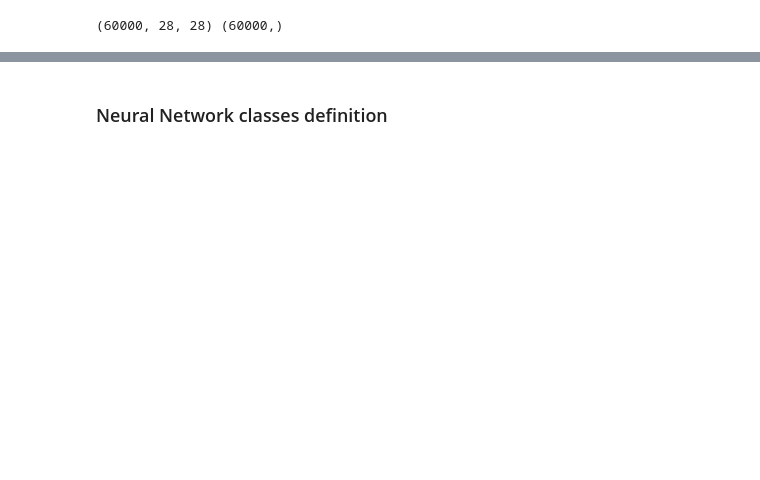
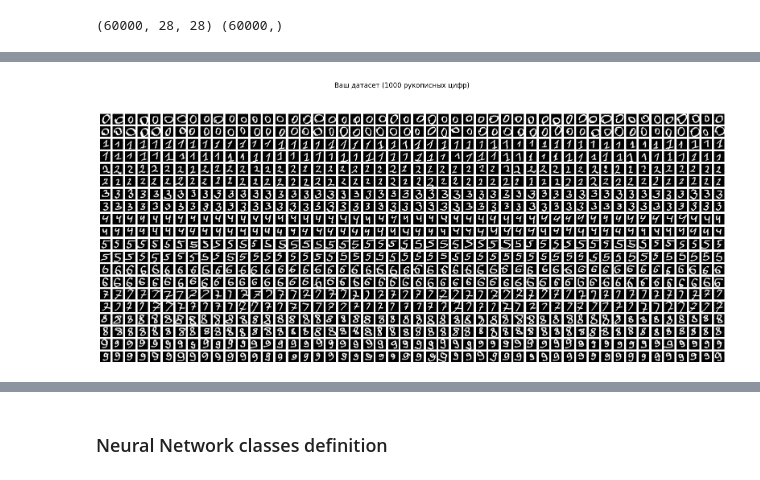
Before and after one commit to DmitriyHSE/A-neural-network-from-scratch-for-MNIST, a Jupyter notebook: MNIST_Neural_Network.ipynb, the cells around one changed output, grey strips where cells are left out. Saved outputs shown, nothing was run; the diff lists cells and outputs as text; code cells hidden in the pictures; blank space fills up the shorter version.

```diff
--- a/MNIST_Neural_Network.ipynb
+++ b/MNIST_Neural_Network.ipynb
@@ -101,0 +36,90 @@ array([0., 0., 0., 0., 0., 1., 0., 0., 0., 0.])
+# %%
+# Нормализация
+x_train = x_train.astype(np.float32) / 255.0
+x_test = x_test.astype(np.float32) / 255.0
+
+# Преобразование в плоский вектор
+x_train_flat = x_train.reshape(-1, 784)
+x_test_flat = x_test.reshape(-1, 784)
+
+custom_files = [
+    '100 handwritten zeros.npy', '100 handwritten ones.npy', '100 handwritten twos.npy',
+    '100 handwritten threes.npy', '100 handwritten fours.npy', '100 handwritten fives.npy',
+    '100 handwritten sixes.npy', '100 handwritten sevens.npy', '100 handwritten eights.npy',
+    '100 handwritten nines.npy'
+]
+
+all_custom_data = []
+
+for file in custom_files:
+    if os.path.exists(file):
+        all_custom_data.append(np.load(file))
+    else:
+        print(f"Файл {file} не найден!")
+
+# Объединяем ваши данные (1000 штук)
+full_custom_array = np.vstack(all_custom_data)
+y_custom = full_custom_array[:, 0].astype(int)
+x_custom_flat = full_custom_array[:, 1:].astype(np.float32)
+
+# Визуализация всего вашего датасета (1000 цифр: 20 рядов по 50 колонок)
+print("Визуализация вашего собственного датасета...")
+fig, axes = plt.subplots(20, 50, figsize=(20, 8))
+axes = axes.flatten()
+for i in range(1000):
+    img = x_custom_flat[i].reshape(28, 28)
+    axes[i].imshow(img, cmap="gray")
+    axes[i].axis('off')
+plt.suptitle("Ваш датасет (1000 рукописных цифр)")
+plt.show()
+
+# Объединяем с переменными x_train_flat и y_train, чтобы названия не менялись
+x_train_flat = np.concatenate((x_train_flat, x_custom_flat), axis=0)
+y_train = np.concatenate((y_train, y_custom), axis=0)
+
+print(f"Новый размер обучающей выборки (MNIST + ваши данные): {x_train_flat.shape}")
+
+# One-hot encoding
+def one_hot(y, num_classes=10):
+    return np.eye(num_classes)[y]
+
+y_train_onehot = one_hot(y_train)
+y_test_onehot = one_hot(y_test)
+
+print("Размер обучающей выборки после обработки:", x_train_flat.shape)
+
+
+def shift_image(image, dx, dy):
+    img = image.reshape(28, 28)
+    shifted = np.zeros_like(img)
+    if dx > 0:
+        shifted[:, dx:] = img[:, :-dx]
+    elif dx < 0:
+        shifted[:, :dx] = img[:, -dx:]
+    else:
+        shifted = img.copy()
+
+    if dy > 0:
+        shifted[dy:, :] = shifted[:-dy, :]
+    elif dy < 0:
+        shifted[:dy, :] = shifted[-dy:, :]
+
+    return shifted.reshape(-1)
+
+def augment_image(image):
+    dx = np.random.randint(-2, 3)
+    dy = np.random.randint(-2, 3)
+    return shift_image(image, dx, dy)
+
+def get_augmented_batch(X, y, size=5000):
+    indices = np.random.choice(len(X), size, replace=False)
+    x_aug = np.array([augment_image(X[i]) for i in indices])
+    y_aug = y[indices]
+    return x_aug, y_aug
+
+x_aug, y_aug = get_augmented_batch(x_train_flat, y_train, size=10000)
+y_aug_onehot = one_hot(y_aug)
+
+x_train_extended = np.concatenate((x_train_flat, x_aug))
+y_train_extended = np.concatenate((y_train_onehot, y_aug_onehot))
+# %% [output]
@@ -101,0 +127 @@ array([0., 0., 0., 0., 0., 1., 0., 0., 0., 0.])
+[figure, added]
```
Also changed, not shown: parts of 38 cells of this notebook, 11 other files.
